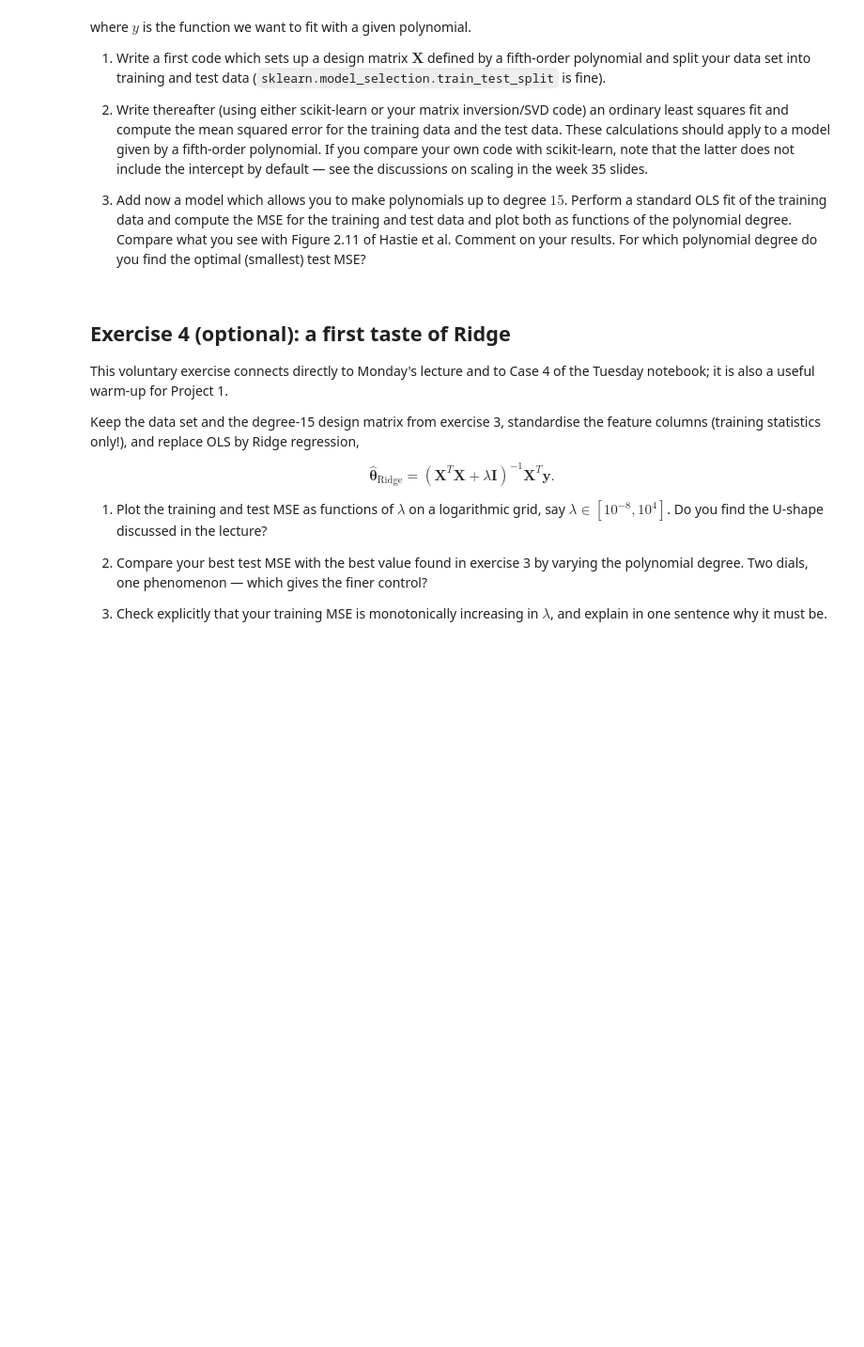
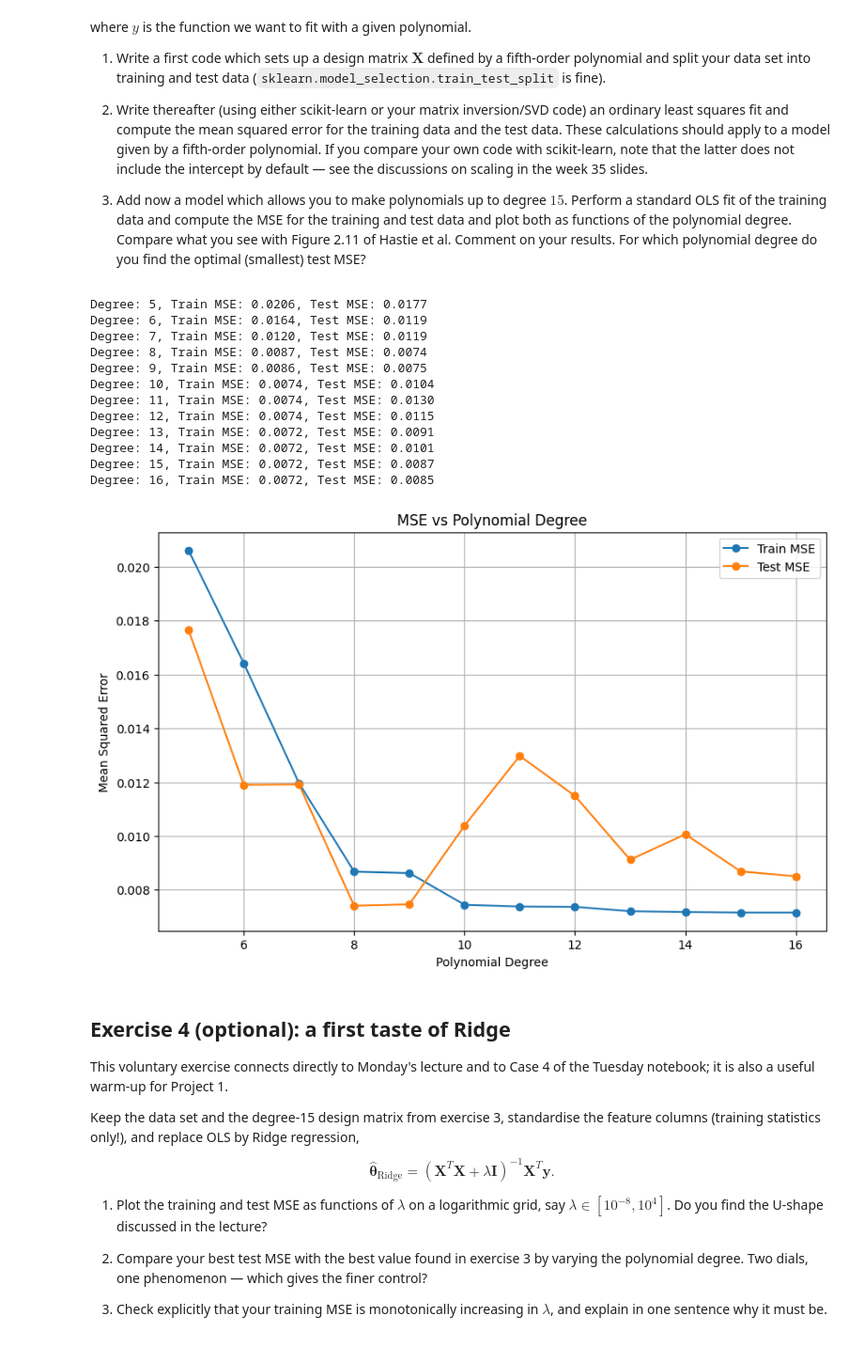
Before and after one commit to JOJ0O0O/MachineLearningUiO, a Jupyter notebook: doc/WeeklyMaterial/week35/exercisesweek35.ipynb, the cells around one changed output. Shown at 94% size. Saved outputs shown, nothing was run; the diff lists cells and outputs as text; code cells hidden in the pictures; blank space fills up the shorter version.

```diff
--- a/doc/WeeklyMaterial/week35/exercisesweek35.ipynb
+++ b/doc/WeeklyMaterial/week35/exercisesweek35.ipynb
@@ -279,6 +272,68 @@ where $y$ is the function we want to fit with a given polynomial.
    polynomial degree do you find the optimal (smallest) test MSE?
 # %%
 # Your code for exercise 3 here
+from sklearn.model_selection import train_test_split
+
+np.random.seed(42)
+n = 100
+deg = 5
+
+# Make data set.
+x = np.linspace(-3, 3, n).reshape(-1, 1)
+y = np.exp(-x**2) + 1.5 * np.exp(-(x-2)**2)+ np.random.normal(0, 0.1, x.shape)
+
+def ordinary_least_squares(X, y):
+
+    # SVD and get theta_OLS from the pesudo-inverse
+    U, S, Vh = np.linalg.svd(X, full_matrices=False)
+    theta_OLS = Vh.T @ ((U.T @ y) / S[:, None])
+
+    return theta_OLS
+
+degrees = np.arange(5, 17)
+mse_train_arr = []
+mse_test_arr = []
+
+for deg in degrees:
+    # feature matrix of shape (n, deg)
+    X_matrix = np.column_stack([x**i for i in range(deg + 1)])
+    X_train, X_test, y_train, y_test = train_test_split(X_matrix, y, test_size=0.2, random_state=42)
+
+    theta_OLS = ordinary_least_squares(X_train, y_train)
+
+    # calc MSE for train and test sets
+    mse_train = mean_squared_error(y_train, X_train.dot(theta_OLS))
+    mse_test = mean_squared_error(y_test, X_test.dot(theta_OLS))
+
+    mse_train_arr.append(mse_train)
+    mse_test_arr.append(mse_test)
+
+    print(f"Degree: {deg}, Train MSE: {mse_train:.4f}, Test MSE: {mse_test:.4f}")
+
+# plot MSE vs degree
+plt.figure(figsize=(10, 6))
+plt.plot(degrees, mse_train_arr, marker='o', label='Train MSE')
+plt.plot(degrees, mse_test_arr, marker='o', label='Test MSE')
+plt.xlabel('Polynomial Degree')
+plt.ylabel('Mean Squared Error')
+plt.title('MSE vs Polynomial Degree')
+plt.legend()
+plt.grid()
+plt.show()
+# %% [output]
+Degree: 5, Train MSE: 0.0206, Test MSE: 0.0177
+Degree: 6, Train MSE: 0.0164, Test MSE: 0.0119
+Degree: 7, Train MSE: 0.0120, Test MSE: 0.0119
+Degree: 8, Train MSE: 0.0087, Test MSE: 0.0074
+Degree: 9, Train MSE: 0.0086, Test MSE: 0.0075
+Degree: 10, Train MSE: 0.0074, Test MSE: 0.0104
+Degree: 11, Train MSE: 0.0074, Test MSE: 0.0130
+Degree: 12, Train MSE: 0.0074, Test MSE: 0.0115
+Degree: 13, Train MSE: 0.0072, Test MSE: 0.0091
+Degree: 14, Train MSE: 0.0072, Test MSE: 0.0101
+Degree: 15, Train MSE: 0.0072, Test MSE: 0.0087
+Degree: 16, Train MSE: 0.0072, Test MSE: 0.0085
+[figure, added]
 # %% [markdown]
 ## Exercise 4 (optional): a first taste of Ridge
 
```
Also changed, not shown: parts of 3 cells of this notebook.
